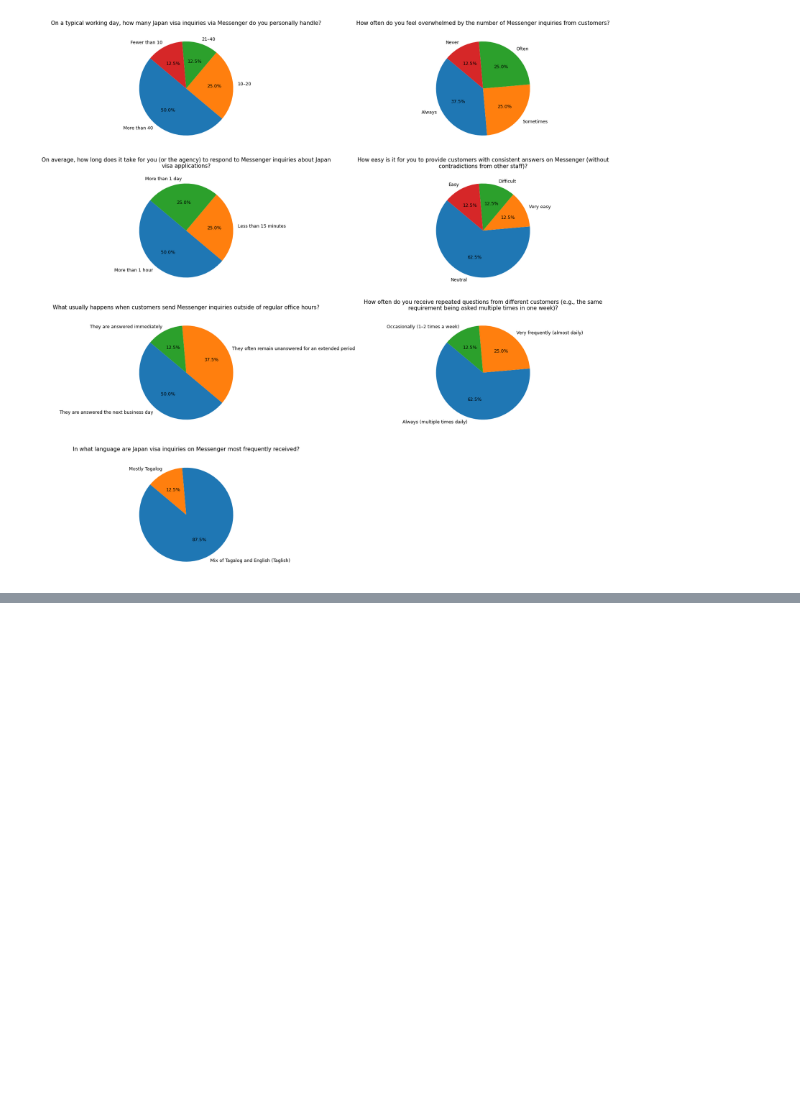
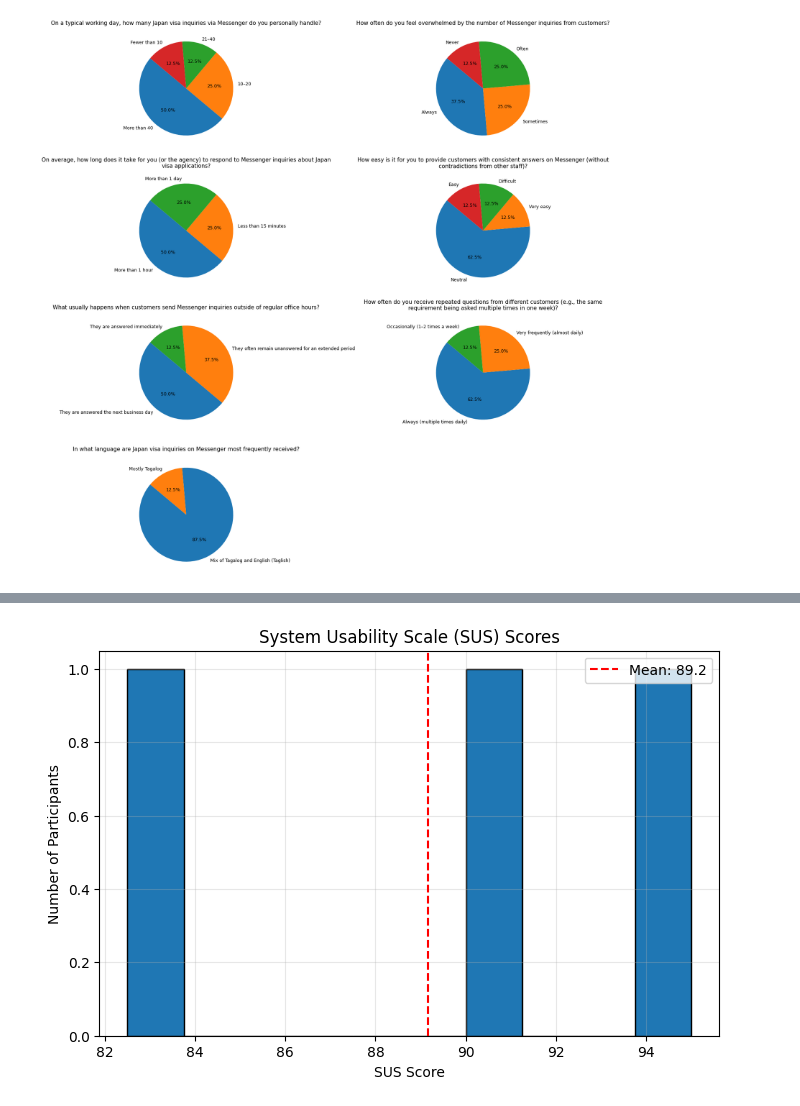
Before and after one commit to ATTIC-TOURS/rag, a Jupyter notebook: survey_analysis.ipynb, the cells around one changed output, grey strips where cells are left out. Drawn from its saved outputs; the diff is of its cells as text; code cells hidden in the pictures; blank space fills up the shorter version.

```diff
--- a/survey_analysis.ipynb
+++ b/survey_analysis.ipynb
@@ -69,0 +72,83 @@ plt.show()
+# %%
+import pandas as pd
+import matplotlib.pyplot as plt
+
+# ============================
+# 🧠 STEP 1: Get the SUS responses
+# ============================
+sus = survey['Form Responses 2']
+
+# Explicitly define question columns (skip Timestamp)
+# Assuming first column is 'Timestamp', next 10 are Q1–Q10
+sus_cols = sus.columns[1:11]  # skip Timestamp column
+timestamp_col = sus.columns[0]
+
+sus = sus[[timestamp_col] + list(sus_cols)]
+
+# Convert responses to numeric (in case they're strings)
+sus[sus_cols] = sus[sus_cols].apply(pd.to_numeric, errors='coerce')
+
+# ============================
+# ⚙️ STEP 2: Define scoring rules
+# ============================
+positive_items = [1, 3, 5, 7, 9]
+negative_items = [2, 4, 6, 8, 10]
+
+adjusted_scores = pd.DataFrame()
+
+for i, q in enumerate(sus_cols, start=1):
+    if i in positive_items:
+        adjusted_scores[q] = sus[q] - 1
+    else:
+        adjusted_scores[q] = 5 - sus[q]
+
+# ============================
+# 🧮 STEP 3: Compute SUS scores
+# ============================
+sus["SUS_Total"] = adjusted_scores.sum(axis=1)
+sus["SUS_Score"] = sus["SUS_Total"] * 2.5
+
+# ============================
+# 📊 STEP 4: Compute overall results
+# ============================
+overall_sus = sus["SUS_Score"].mean()
+
+print("✅ Individual SUS Scores:")
+print(sus[[timestamp_col, "SUS_Score"]])
+
+print(f"\n🏁 Overall Average SUS Score: {overall_sus:.2f}")
+
+# ============================
+# 💬 STEP 5: Interpret the score
+# ============================
+def interpret_sus(score):
+    if score >= 85:
+        return "Excellent (A)"
+    elif score >= 80:
+        return "Good (B)"
+    elif score >= 70:
+        return "OK (C)"
+    elif score >= 60:
+        return "Poor (D)"
+    else:
+        return "Awful (F)"
+
+sus["Interpretation"] = sus["SUS_Score"].apply(interpret_sus)
+print("\n🧭 SUS Score Interpretation:")
+print(sus[[timestamp_col, "SUS_Score", "Interpretation"]])
+
+print(f"\n💯 Overall SUS Interpretation: {interpret_sus(overall_sus)}")
+
+# ============================
+# 📈 STEP 6: Visualization
+# ============================
+plt.figure(figsize=(8, 5))
+plt.hist(sus["SUS_Score"], bins=10, edgecolor="black")
+plt.axvline(overall_sus, color="red", linestyle="--", label=f"Mean: {overall_sus:.1f}")
+plt.title("System Usability Scale (SUS) Scores")
+plt.xlabel("SUS Score")
+plt.ylabel("Number of Participants")
+plt.legend()
+plt.grid(True, alpha=0.3)
+plt.show()
+# %% [output]
@@ -69,0 +190 @@ plt.show()
+[figure, added]
```
Also changed, not shown: parts of 3 cells of this notebook, 2 other files.
